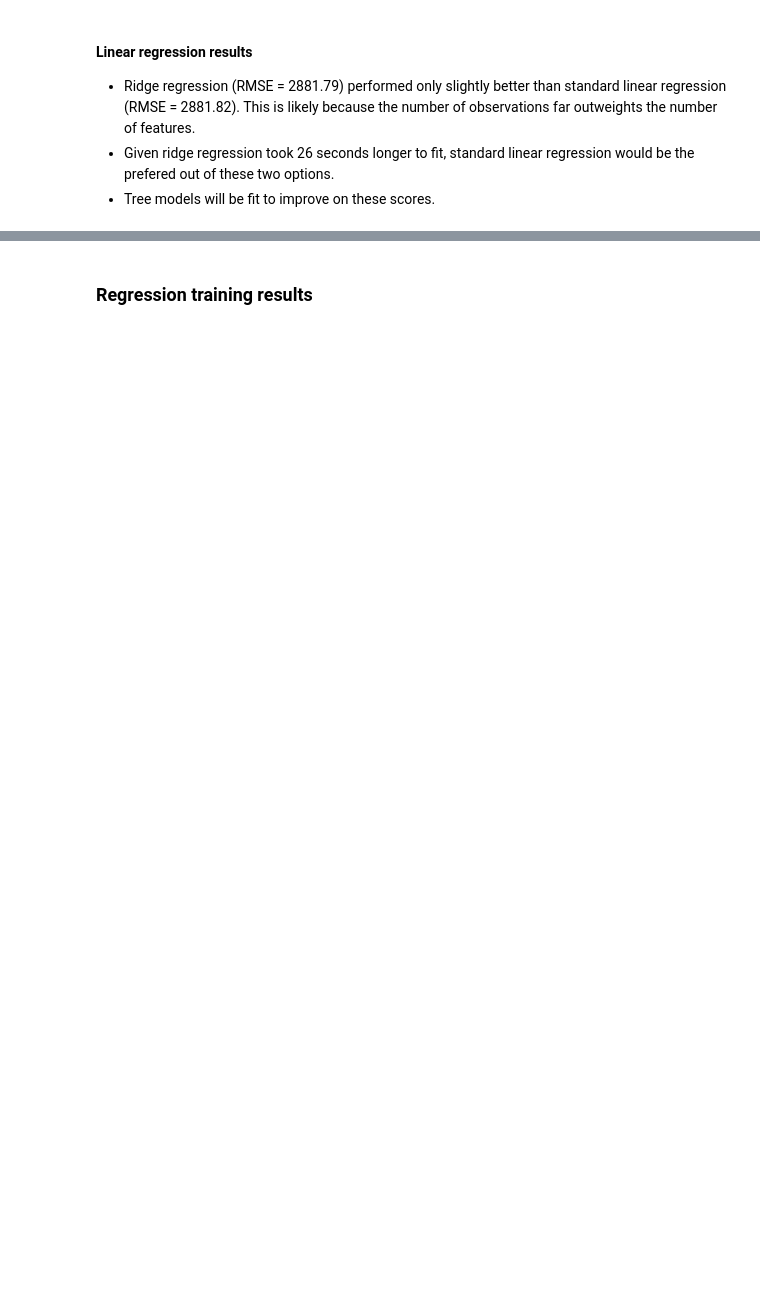
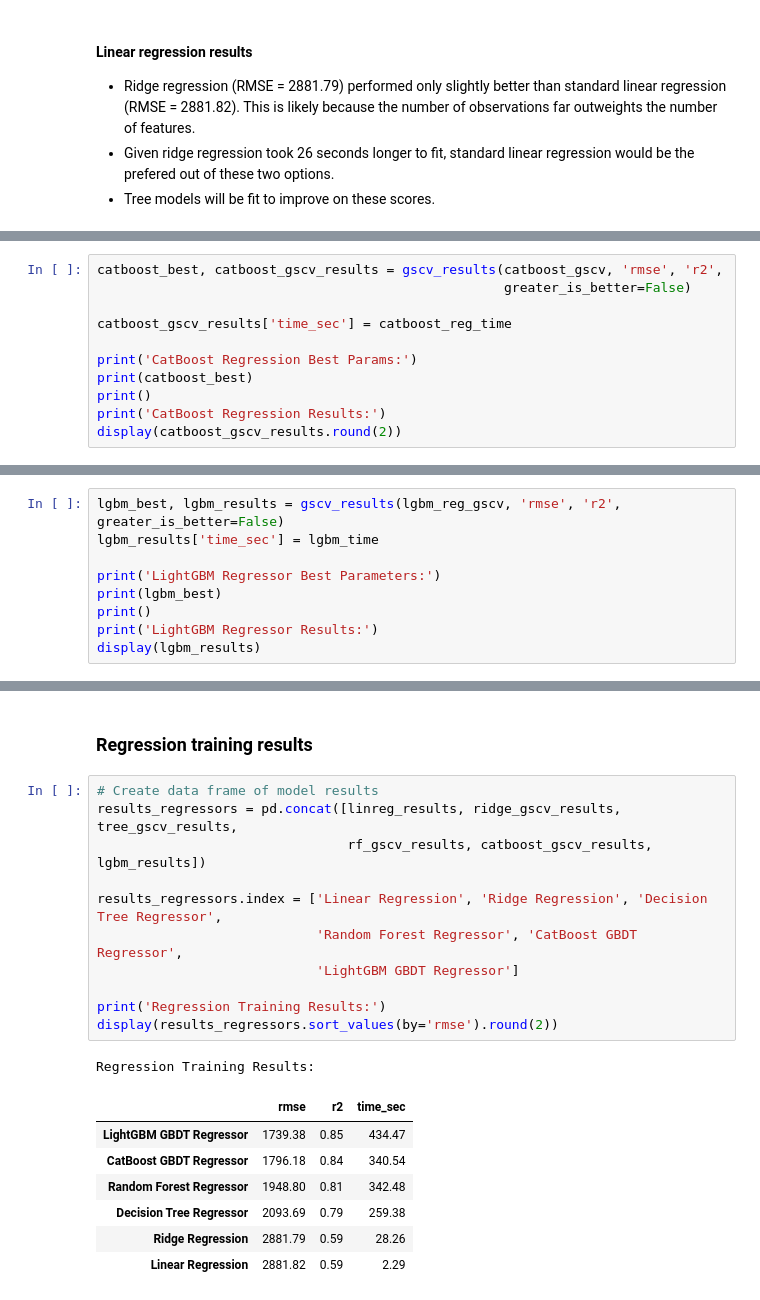
Before and after one commit to kellyshreeve/predicting-used-car-price, a Jupyter notebook: car_price_analysis.ipynb, the cells around one changed output, grey strips where cells are left out. Cells and saved outputs as stored; diff of their text form; blank space fills up the shorter version.

```diff
--- a/car_price_analysis.ipynb
+++ b/car_price_analysis.ipynb
@@ -1262,0 +1247,11 @@ CatBoost Train Results:
+# %%
+catboost_best, catboost_gscv_results = gscv_results(catboost_gscv, 'rmse', 'r2',
+                                                    greater_is_better=False)
+
+catboost_gscv_results['time_sec'] = catboost_reg_time
+
+print('CatBoost Regression Best Params:')
+print(catboost_best)
+print()
+print('CatBoost Regression Results:')
+display(catboost_gscv_results.round(2))
@@ -1270,0 +1313,9 @@ Tune and fit random forest using XGBoost gradient boosting algorithm.
+# %%
+lgbm_best, lgbm_results = gscv_results(lgbm_reg_gscv, 'rmse', 'r2', greater_is_better=False)
+lgbm_results['time_sec'] = lgbm_time
+
+print('LightGBM Regressor Best Parameters:')
+print(lgbm_best)
+print()
+print('LightGBM Regressor Results:')
+display(lgbm_results)
@@ -1271,2 +1329,22 @@ Tune and fit random forest using XGBoost gradient boosting algorithm.
 # %% [markdown]
-### Regression training results
+### Regression training results<a id='results'></a>
+# %%
+# Create data frame of model results
+results_regressors = pd.concat([linreg_results, ridge_gscv_results, tree_gscv_results,
+                                rf_gscv_results, catboost_gscv_results, lgbm_results])
+
+results_regressors.index = ['Linear Regression', 'Ridge Regression', 'Decision Tree Regressor',
+                            'Random Forest Regressor', 'CatBoost GBDT Regressor',
+                            'LightGBM GBDT Regressor']
+
+print('Regression Training Results:')
+display(results_regressors.sort_values(by='rmse').round(2))
+# %% [output]
+Regression Training Results:
+|  | rmse | r2 | time_sec |
+| LightGBM GBDT Regressor | 1739.38 | 0.85 | 434.47 |
+| CatBoost GBDT Regressor | 1796.18 | 0.84 | 340.54 |
+| Random Forest Regressor | 1948.80 | 0.81 | 342.48 |
+| Decision Tree Regressor | 2093.69 | 0.79 | 259.38 |
+| Ridge Regression | 2881.79 | 0.59 | 28.26 |
+| Linear Regression | 2881.82 | 0.59 | 2.29 |
```
Also changed, not shown: parts of 41 cells of this notebook.
